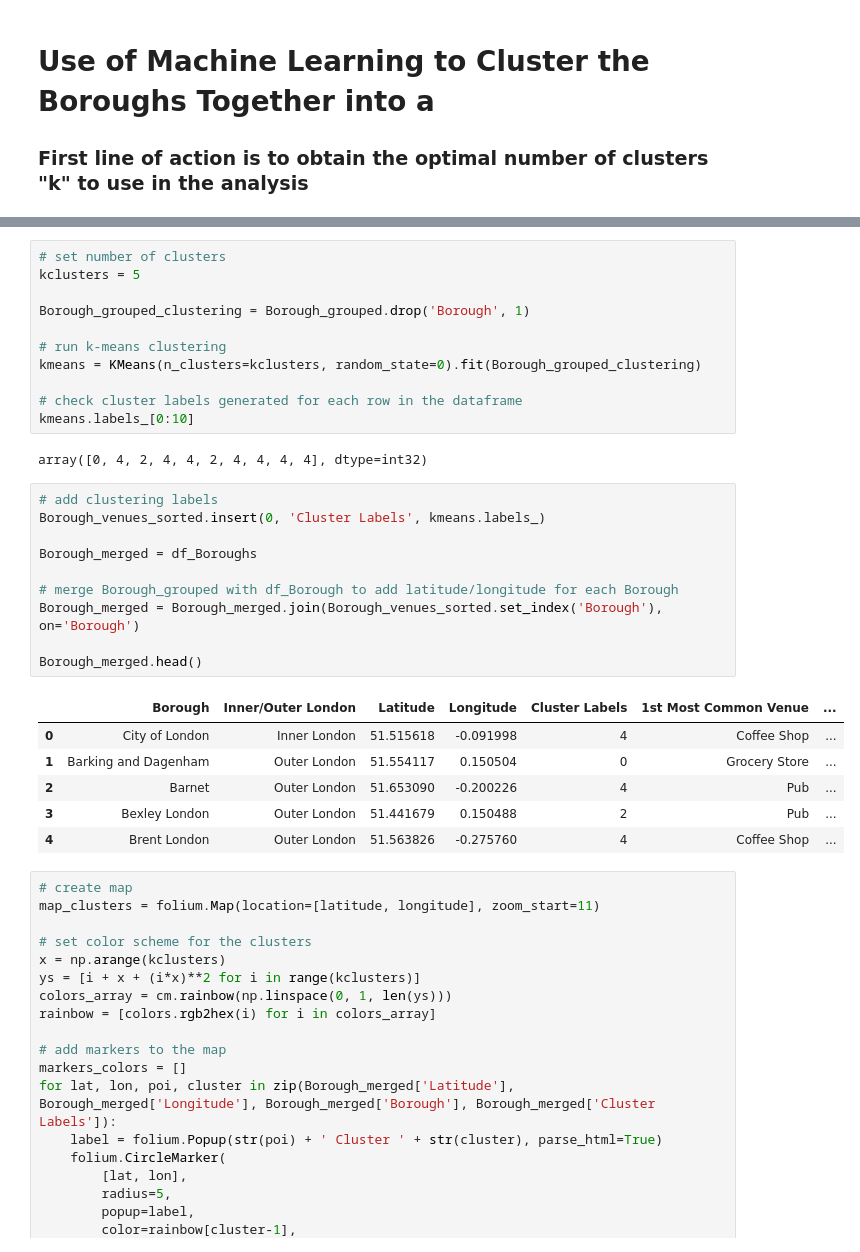
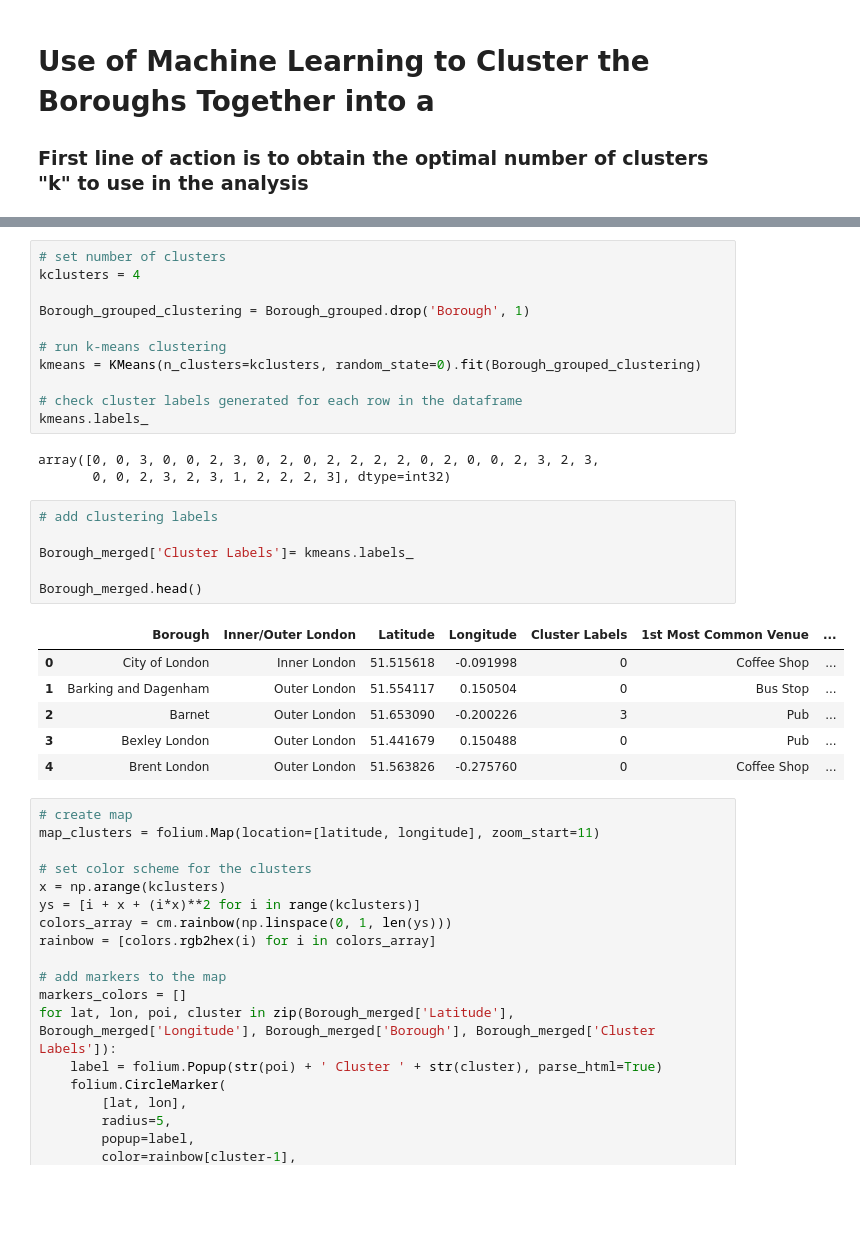
Before and after one commit to sojey71/Applied-Capstone-London, a Jupyter notebook: Applied DataScience Capstone Project.ipynb, the cells around one changed output, grey strips where cells are left out. Cells and saved outputs as stored; diff of their text form; blank space fills up the shorter version.

```diff
--- a/Applied DataScience Capstone Project.ipynb
+++ b/Applied DataScience Capstone Project.ipynb
@@ -637,6 +599,6 @@ plot(max_range, scores, "No. of clusters", "Silhouette Score")
 # %%
 # set number of clusters
-kclusters = 5
+kclusters = 4
 
 Borough_grouped_clustering = Borough_grouped.drop('Borough', 1)
 
@@ -644,26 +606,23 @@ Borough_grouped_clustering = Borough_grouped.drop('Borough', 1)
 kmeans = KMeans(n_clusters=kclusters, random_state=0).fit(Borough_grouped_clustering)
 
 # check cluster labels generated for each row in the dataframe
-kmeans.labels_[0:10]
+kmeans.labels_
 # %% [output]
-array([0, 4, 2, 4, 4, 2, 4, 4, 4, 4], dtype=int32)
+array([0, 0, 3, 0, 0, 2, 3, 0, 2, 0, 2, 2, 2, 2, 0, 2, 0, 0, 2, 3, 2, 3,
+       0, 0, 2, 3, 2, 3, 1, 2, 2, 2, 3], dtype=int32)
-# %%
-# add clustering labels
-Borough_venues_sorted.insert(0, 'Cluster Labels', kmeans.labels_)
-
-Borough_merged = df_Boroughs
-
-# merge Borough_grouped with df_Borough to add latitude/longitude for each Borough
-Borough_merged = Borough_merged.join(Borough_venues_sorted.set_index('Borough'), on='Borough')
-
-Borough_merged.head()
-# %% [output]
-|  | Borough | Inner/Outer London | Latitude | Longitude | Cluster Labels | 1st Most Common Venue | ... |
-| 0 | City of London | Inner London | 51.515618 | -0.091998 | 4 | Coffee Shop | ... |
-| 1 | Barking and Dagenham | Outer London | 51.554117 | 0.150504 | 0 | Grocery Store | ... |
-| 2 | Barnet | Outer London | 51.653090 | -0.200226 | 4 | Pub | ... |
-| 3 | Bexley London | Outer London | 51.441679 | 0.150488 | 2 | Pub | ... |
-| 4 | Brent London | Outer London | 51.563826 | -0.275760 | 4 | Coffee Shop | ... |
+# %%
+# add clustering labels
+
+Borough_merged['Cluster Labels']= kmeans.labels_
+
+Borough_merged.head()
+# %% [output]
+|  | Borough | Inner/Outer London | Latitude | Longitude | Cluster Labels | 1st Most Common Venue | ... |
+| 0 | City of London | Inner London | 51.515618 | -0.091998 | 0 | Coffee Shop | ... |
+| 1 | Barking and Dagenham | Outer London | 51.554117 | 0.150504 | 0 | Bus Stop | ... |
+| 2 | Barnet | Outer London | 51.653090 | -0.200226 | 3 | Pub | ... |
+| 3 | Bexley London | Outer London | 51.441679 | 0.150488 | 0 | Pub | ... |
+| 4 | Brent London | Outer London | 51.563826 | -0.275760 | 0 | Coffee Shop | ... |
 # %%
 # create map
 map_clusters = folium.Map(location=[latitude, longitude], zoom_start=11)
```
Also changed, not shown: parts of 21 cells of this notebook.
